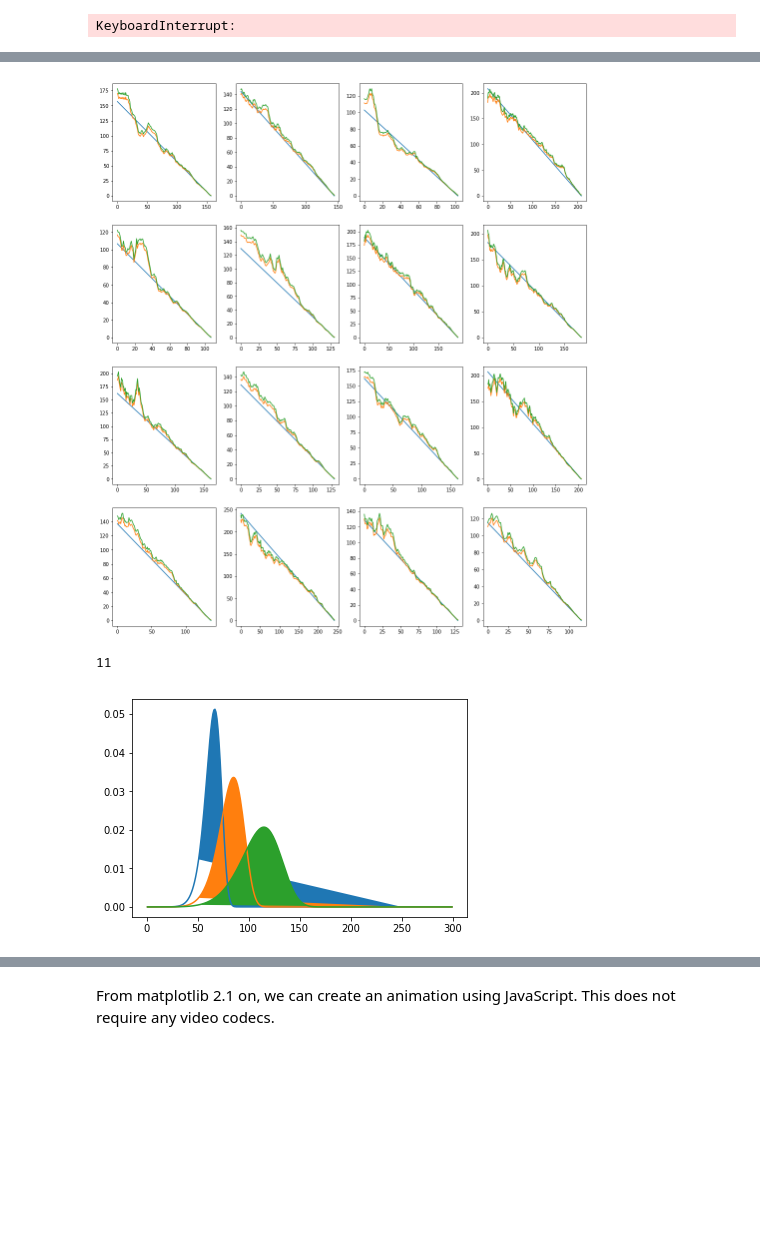
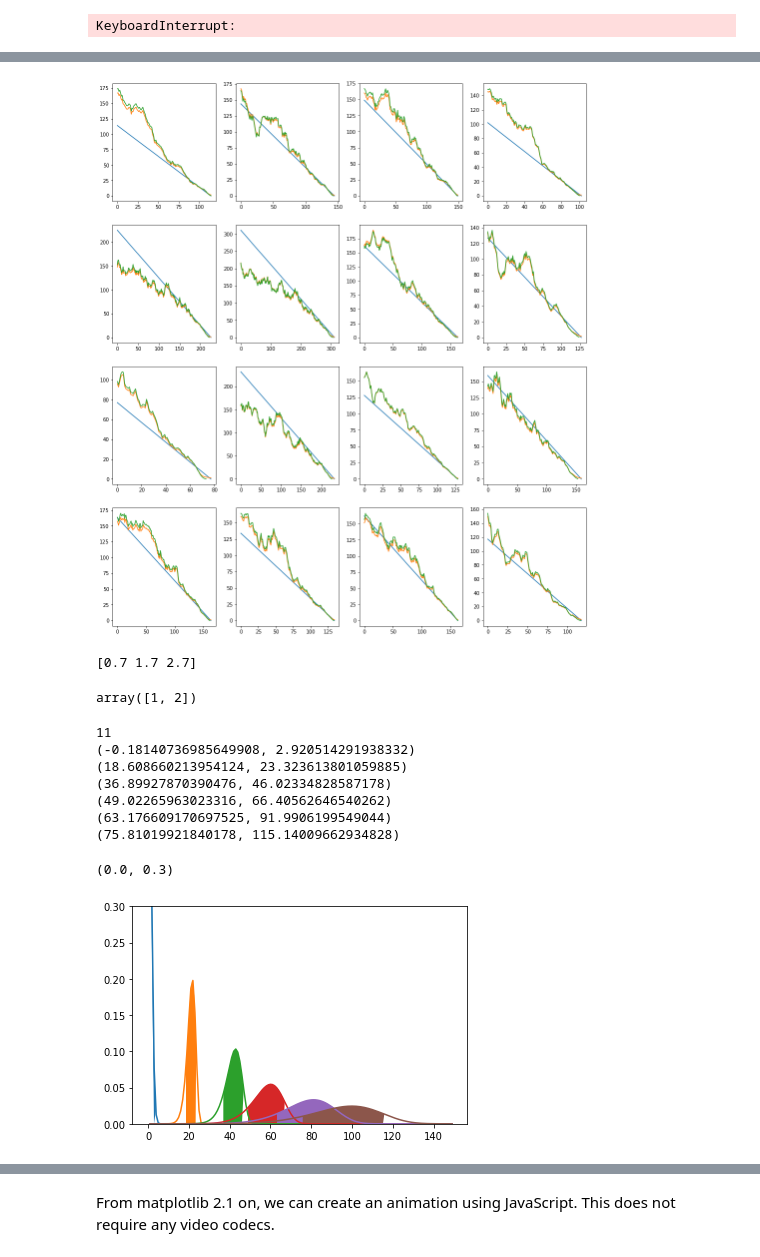
Before and after one commit to Manelmc/rnn-time-to-event, a Jupyter notebook: Turbofan Engine/predictive-maintenance-turbofan-engine.ipynb, the cells around one changed output, grey strips where cells are left out. Drawn from its saved outputs; the diff is of its cells as text; code cells hidden in the pictures; blank space fills up the shorter version.

```diff
--- a/Turbofan Engine/predictive-maintenance-turbofan-engine.ipynb
+++ b/Turbofan Engine/predictive-maintenance-turbofan-engine.ipynb
@@ -276,6 +278,7 @@ regression_model.h5 rnn_1_59.h5         rnn_1_82.h5         wtte_1_234.h5
 # %%
 from keras.models import load_model
-model = load_model("Models/rnn_1_82.h5")
+#model = load_model("Models/regression_model.h5")
+model = load_model("Models/rnn_rec_dropout_57.h5")
 # %%
 %matplotlib inline
 import random
@@ -541,28 +512,48 @@ plt.gcf().set_size_inches((17,5*sample_size/n_cols))
 # plt.grid(True)
 plt.show()
 # %% [output]
-[figure, old version]
+[figure, new version]
+# %%
+import math
+
+print np.arange(0.7, 2.7 + 1)
+np.arange(*map(lambda x: int(np.ceil(x)), [0.7, 2.7]))
+# %% [output]
+[0.7 1.7 2.7]
+array([1, 2])
 # %%
 %matplotlib inline
 
-fig = plt.figure()
+from scipy.stats import dweibull
+
 n_cols=4
 i = 1
 j = 1
 for id,lot in lot_sample[15:16]:
     y_pred = model.predict(np.array(seq_gen[id]))
     print len(y_pred)/10
-    for beta, alpha in list(reversed(y_pred))[0::20][-3:]:
+    for beta, alpha in list(reversed(y_pred))[0::20]:
         # ax = fig.add_subplot(sample_size/n_cols,n_cols,i)
         x = inverse_cdf_weibull(np.random.uniform(0,1,10000), alpha, beta)
         #plt.hist(x, bins=100)
-        x = np.arange(1,300.)
+        x = np.arange(1,150.)
         plt.plot(x, pdf_weibull(x, alpha, beta))
-        plt.fill(x[50:250], pdf_weibull(x[50:250], alpha, beta))
-
+        mean = mean_weibull(alpha, beta)
+        sigma = np.sqrt(var_weibull(alpha, beta))
+        # alpha is the shape parameter
+        conf = dweibull.interval(0.95, alpha, loc=mean, scale=sigma)
+        print conf
+        plt.fill([conf[0]] + list(np.arange(conf[0], conf[1]+1)) + [conf[1]], [0] + list(pdf_weibull(np.arange(conf[0], conf[1]+1), alpha, beta)) + [0])
         # plt.gcf().set_size_inches((17,5*sample_size/n_cols))
-# plt.grid(True)
-plt.show()
+axes = plt.gca()
+axes.set_ylim([0., 0.3])
 # %% [output]
 11
+(-0.18140736985649908, 2.920514291938332)
+(18.608660213954124, 23.323613801059885)
+(36.89927870390476, 46.02334828587178)
+(49.02265963023316, 66.40562646540262)
+(63.176609170697525, 91.9906199549044)
+(75.81019921840178, 115.14009662934828)
+(0.0, 0.3)
-[figure, old version]
+[figure, new version]
```
Also changed, not shown: parts of 33 cells of this notebook, 11 other files.
